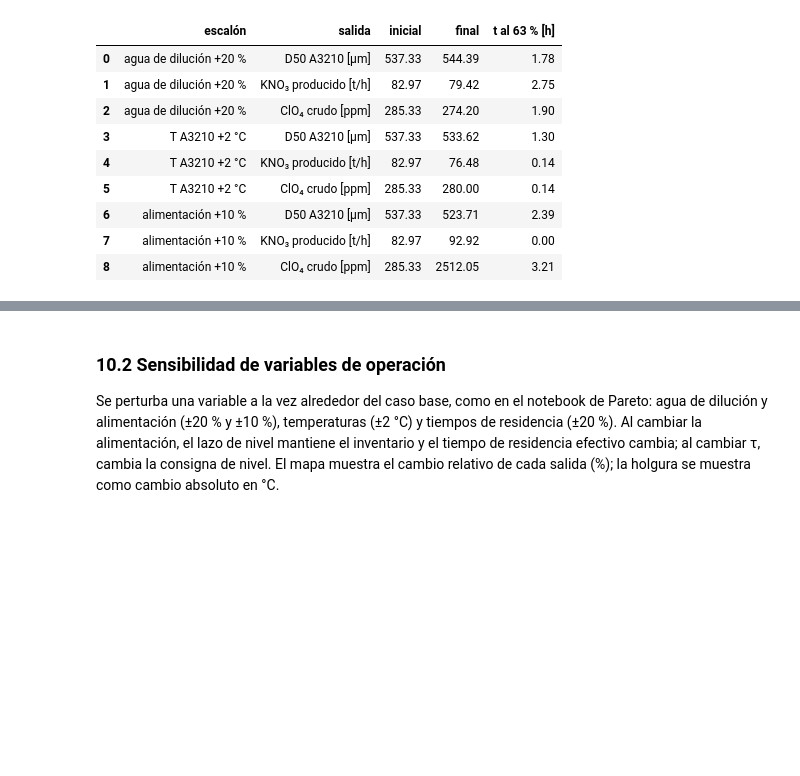
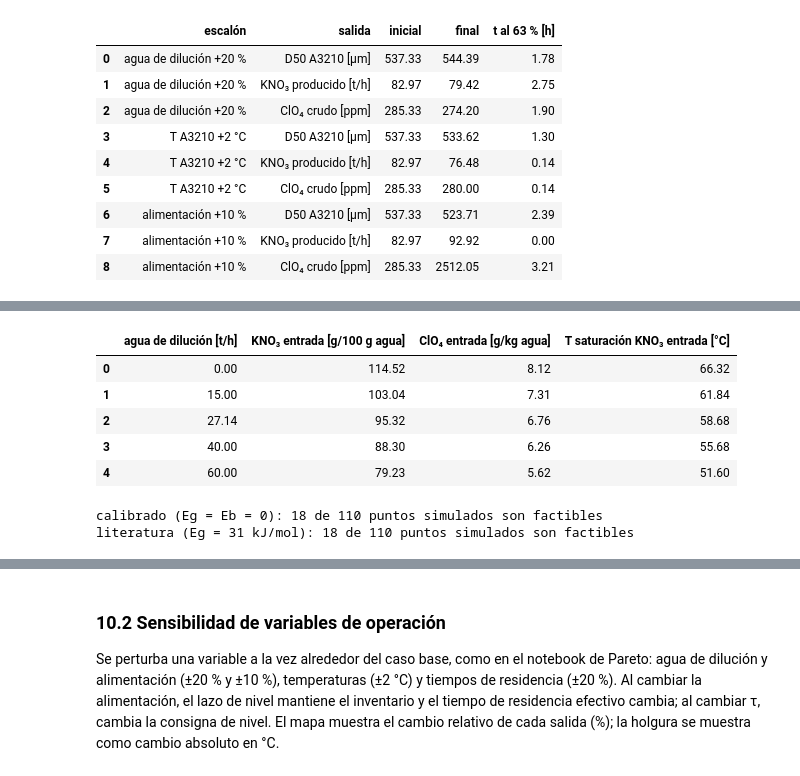
Before and after one commit to antomoyaa/CristalizadorPT-priv, a Jupyter notebook: Cristalizador_SQM.ipynb, the cells around one changed output, grey strips where cells are left out. Drawn from its saved outputs; the diff is of its cells as text; code cells hidden in the pictures; blank space fills up the shorter version.

```diff
--- a/Cristalizador_SQM.ipynb
+++ b/Cristalizador_SQM.ipynb
@@ -1310,0 +1339,63 @@ display(pd.DataFrame(resumen).round(2))
+# %%
+# =========================================================
+# 9.4 Mapa de operación
+# =========================================================
+def concentracion_entrada(oper=OPER):
+    """Concentración del licor que entra a A3110 (lo que mantiene fijo el lazo)."""
+    e = entrada_SSKd(oper)
+    comp = {s: e[s] / e["W"] for s in ("K", "NO3", "ClO4", "Mg")}
+    f = lambda T: sobresaturacion("KNO3", T, comp)
+    T_sat = brentq(f, 5.0, 95.0) if f(5.0) > 0 > f(95.0) else np.nan
+    return {"KNO₃ entrada [g/100 g agua]": comp["K"] * M["KNO3"] / 10,
+            "ClO₄ entrada [g/kg agua]": comp["ClO4"] * M["ClO4"],
+            "T saturación KNO₃ entrada [°C]": T_sat}
+
+def mapa_operacion(dil_grid, T1_grid, T2_grid, kin=KIN, oper_base=OPER, prod_min=None, tol_prod=0.005,
+                   ppm_max=HIST["KPI_refinado_ppm"], holgura_min=None, margen_sat=1.0, objetivo="D50 A3210 [µm]"):
+    """Evalúa la malla dilución × T1 × T2. Devuelve (todos los puntos, mejor punto factible por dilución)."""
+    if prod_min is None:
+        prod_min = (1 - tol_prod) * evaluar(oper_base, kin=kin)[0]["KNO₃ producido [t/h]"]
+    filas = []
+    for d in dil_grid:
+        T_sat = concentracion_entrada({**oper_base, "F_dil_kg_s": d / 3.6})["T saturación KNO₃ entrada [°C]"]
+        for T1 in [T for T in T1_grid if T <= T_sat - margen_sat]:     # sobre la saturación A3110 no cristaliza
+            for T2 in T2_grid:
+                op = copy.deepcopy(oper_base); op["F_dil_kg_s"] = d / 3.6; op["T_C"] = {1: T1, 2: T2}
+                res, y = evaluar(op, kin=kin)
+                a1, _ = resultados_tren(y, op, kin)
+                filas.append({"agua de dilución [t/h]": d, "T A3110 [°C]": T1, "T A3210 [°C]": T2,
+                              **concentracion_entrada(op), **res, "σ A3110": a1["diag"]["sigma"]})
+    todos = pd.DataFrame(filas)
+    todos["cumple producción"] = todos["KNO₃ producido [t/h]"] >= prod_min
+    todos["sin KClO₄"] = todos["KClO₄ coprecipitado [ppm]"] <= 1.0
+    todos["cumple KPI"] = todos["ClO₄ refinado esperado [ppm]"] <= ppm_max
+    todos["A3110 cristaliza"] = todos["σ A3110"] >= 0
+    todos["factible"] = todos[["cumple producción", "sin KClO₄", "cumple KPI", "A3110 cristaliza"]].all(axis=1)
+    if holgura_min is not None:
+        todos["factible"] &= todos["holgura KClO₄ A3210 [°C]"] >= holgura_min
+    mejores = (todos[todos["factible"]].sort_values([objetivo, "finos < 100 µm [%]"], ascending=[False, True])
+               .groupby("agua de dilución [t/h]", as_index=False).head(1).sort_values("agua de dilución [t/h]"))
+    return todos, mejores.reset_index(drop=True)
+
+# Malla de búsqueda (rango operable a confirmar con SQM; el vacío fija T)
+DIL_GRID = [0.0, 15.0, 27.14, 40.0, 60.0]             # t/h de agua de dilución
+T1_GRID = [50.0, 52.0, 54.0, 56.0, 58.0, 60.0, 62.0, 64.0]   # °C, A3110 (se descartan los T1 sobre la saturación)
+T2_GRID = [38.0, 40.0, 42.0, 44.0, 46.0]               # °C, A3210
+ESCENARIOS = {"calibrado (Eg = Eb = 0)": KIN, "literatura (Eg = 31 kJ/mol)": dict(KIN, Eg=31e3)}
+
+display(pd.DataFrame([{"agua de dilución [t/h]": d, **concentracion_entrada({**OPER, "F_dil_kg_s": d / 3.6})}
+                      for d in DIL_GRID]).round(2))
+
+MAPAS = {}
+for nombre, kin_e in ESCENARIOS.items():
+    MAPAS[nombre] = mapa_operacion(DIL_GRID, T1_GRID, T2_GRID, kin=kin_e)
+    print(f"{nombre}: {MAPAS[nombre][0]['factible'].sum()} de {len(MAPAS[nombre][0])} puntos simulados son factibles")
+# %% [output]
+|  | agua de dilución [t/h] | KNO₃ entrada [g/100 g agua] | ClO₄ entrada [g/kg agua] | T saturación KNO₃ entrada [°C] |
+| 0 | 0.00 | 114.52 | 8.12 | 66.32 |
+| 1 | 15.00 | 103.04 | 7.31 | 61.84 |
+| 2 | 27.14 | 95.32 | 6.76 | 58.68 |
+| 3 | 40.00 | 88.30 | 6.26 | 55.68 |
+| 4 | 60.00 | 79.23 | 5.62 | 51.60 |
+calibrado (Eg = Eb = 0): 18 de 110 puntos simulados son factibles
+literatura (Eg = 31 kJ/mol): 18 de 110 puntos simulados son factibles
```
Also changed, not shown: parts of 19 cells of this notebook, 10 other files.
